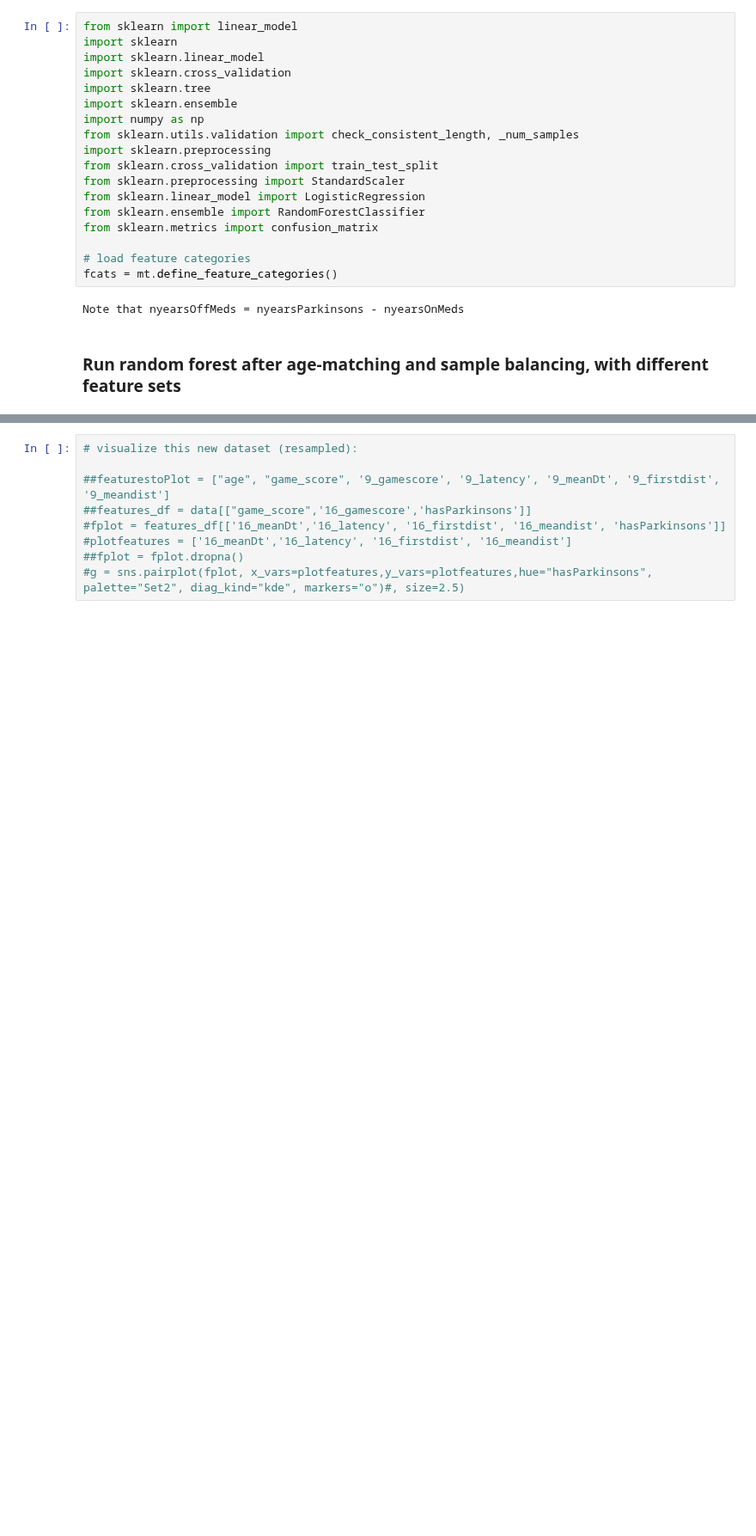
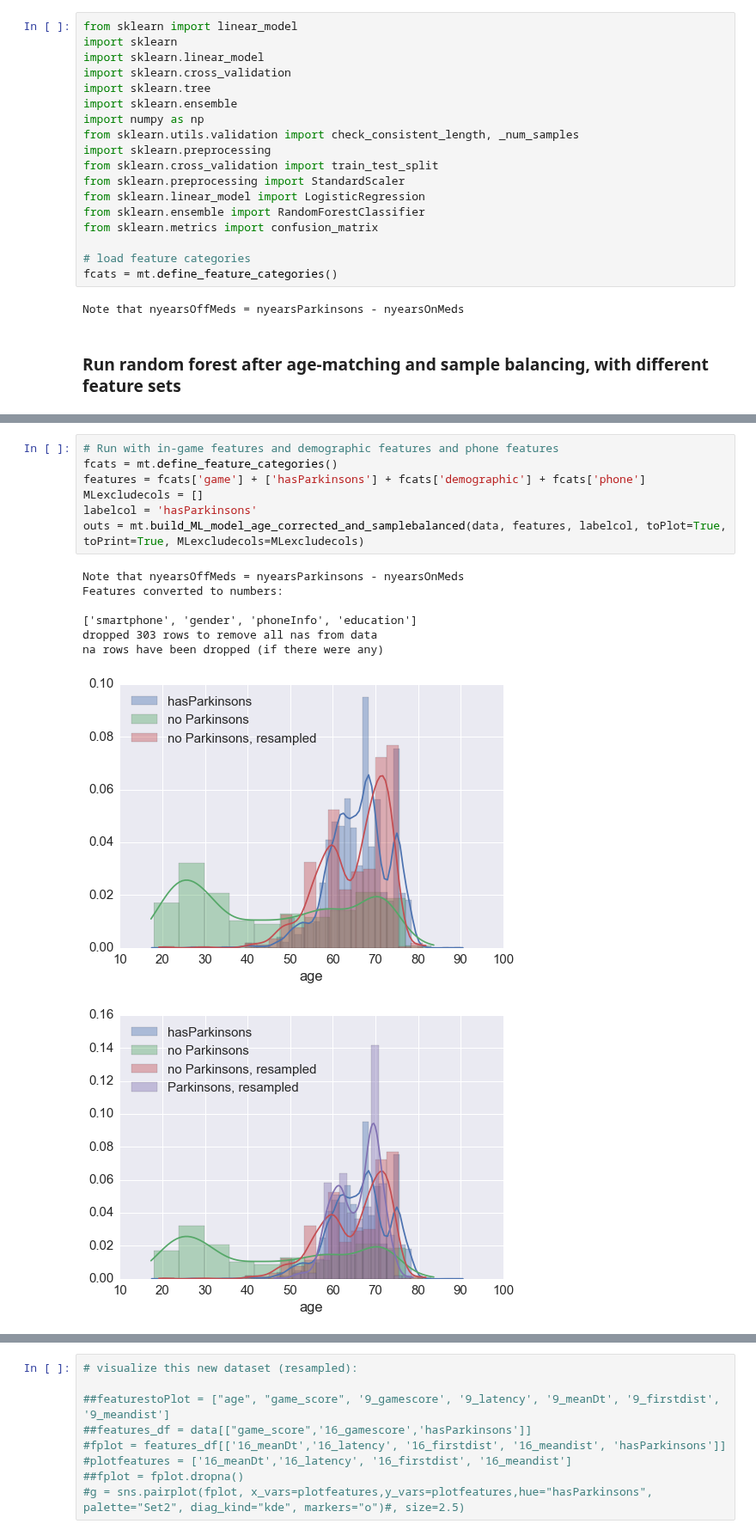
Before and after one commit to mattoby/mpower_memory, a Jupyter notebook: Memory_data_ML.ipynb, the cells around one changed output, grey strips where cells are left out. Shown at 86% size. Cells and saved outputs as stored; diff of their text form; blank space fills up the shorter version.

```diff
--- a/Memory_data_ML.ipynb
+++ b/Memory_data_ML.ipynb
@@ -116,0 +178,16 @@ Name: feature importances, dtype: float64
+# %%
+# Run with in-game features and demographic features and phone features
+fcats = mt.define_feature_categories()
+features = fcats['game'] + ['hasParkinsons'] + fcats['demographic'] + fcats['phone']
+MLexcludecols = []
+labelcol = 'hasParkinsons'
+outs = mt.build_ML_model_age_corrected_and_samplebalanced(data, features, labelcol, toPlot=True, toPrint=True, MLexcludecols=MLexcludecols)
+# %% [output]
+Note that nyearsOffMeds = nyearsParkinsons - nyearsOnMeds
+Features converted to numbers:
+
+['smartphone', 'gender', 'phoneInfo', 'education']
+dropped 303 rows to remove all nas from data
+na rows have been dropped (if there were any)
+[figure, added]
+[figure, added]
```
Also changed, not shown: parts of 18 cells of this notebook, 1 other file.
